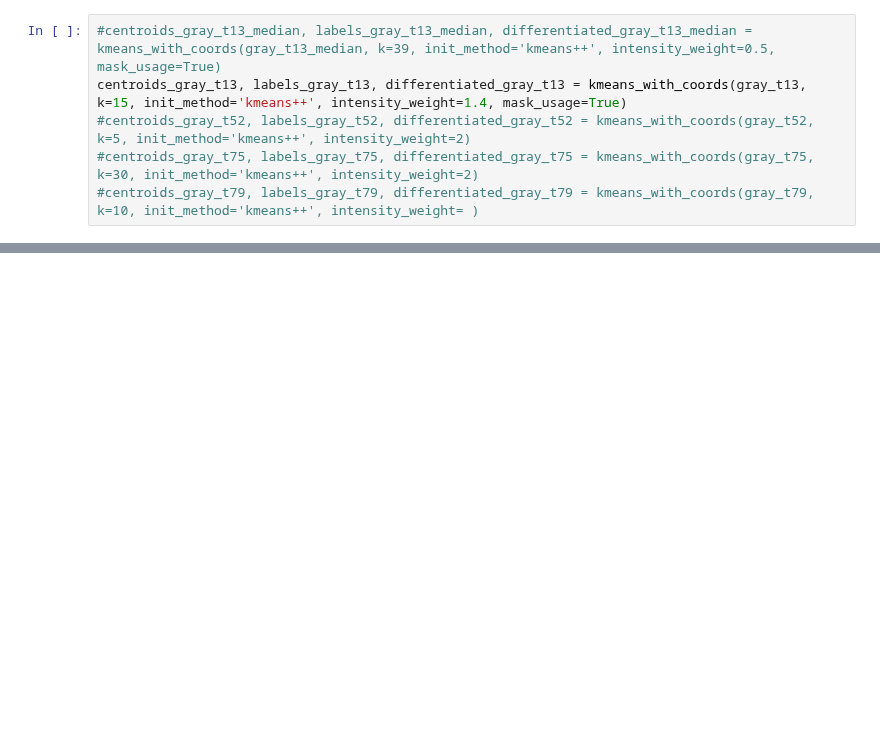
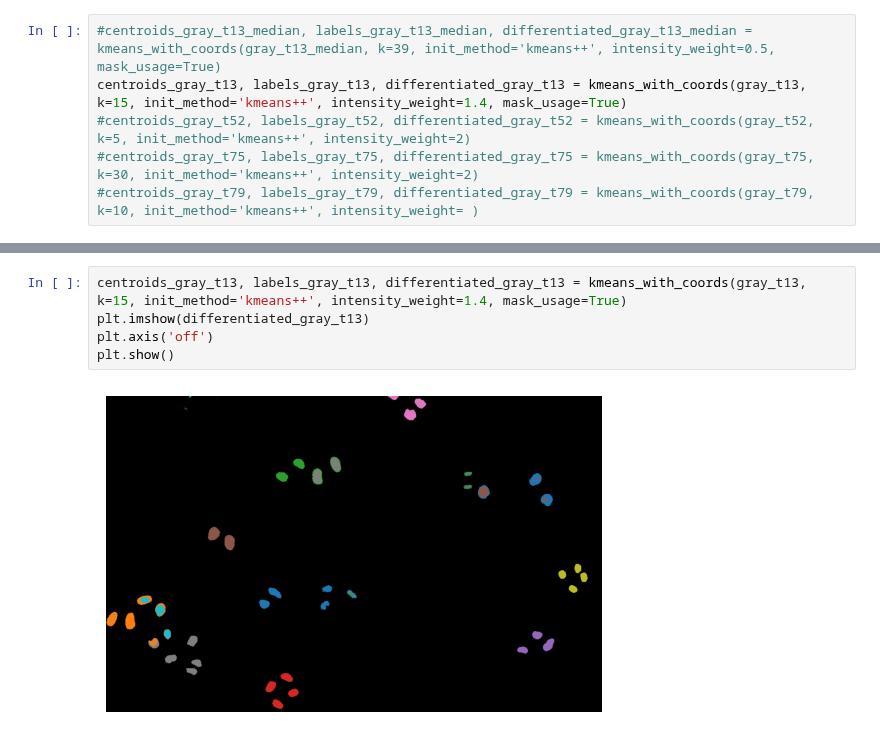
Before and after one commit to BiomedicalImageAnalysis2025/topic01_team04, a Jupyter notebook: Code/CellDistinction.ipynb, the cells around one changed output, grey strips where cells are left out. Drawn from its saved outputs; the diff is of its cells as text; blank space fills up the shorter version.

```diff
--- a/Code/CellDistinction.ipynb
+++ b/Code/CellDistinction.ipynb
@@ -41,0 +58,7 @@ save_image_universal(differentiated_gray_t13, 'Images/Segmented_Images/Different
+# %%
+centroids_gray_t13, labels_gray_t13, differentiated_gray_t13 = kmeans_with_coords(gray_t13, k=15, init_method='kmeans++', intensity_weight=1.4, mask_usage=True)
+plt.imshow(differentiated_gray_t13)
+plt.axis('off')
+plt.show()
+# %% [output]
+[figure, added]
```
Also changed, not shown: parts of 6 cells of this notebook, 2 other files.
